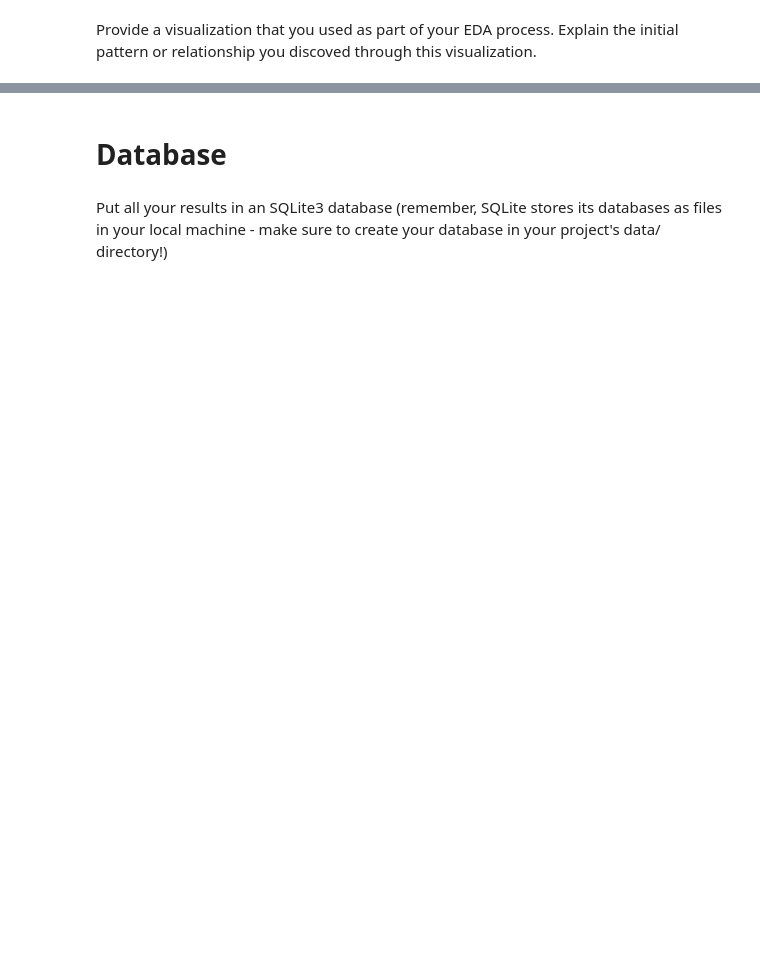
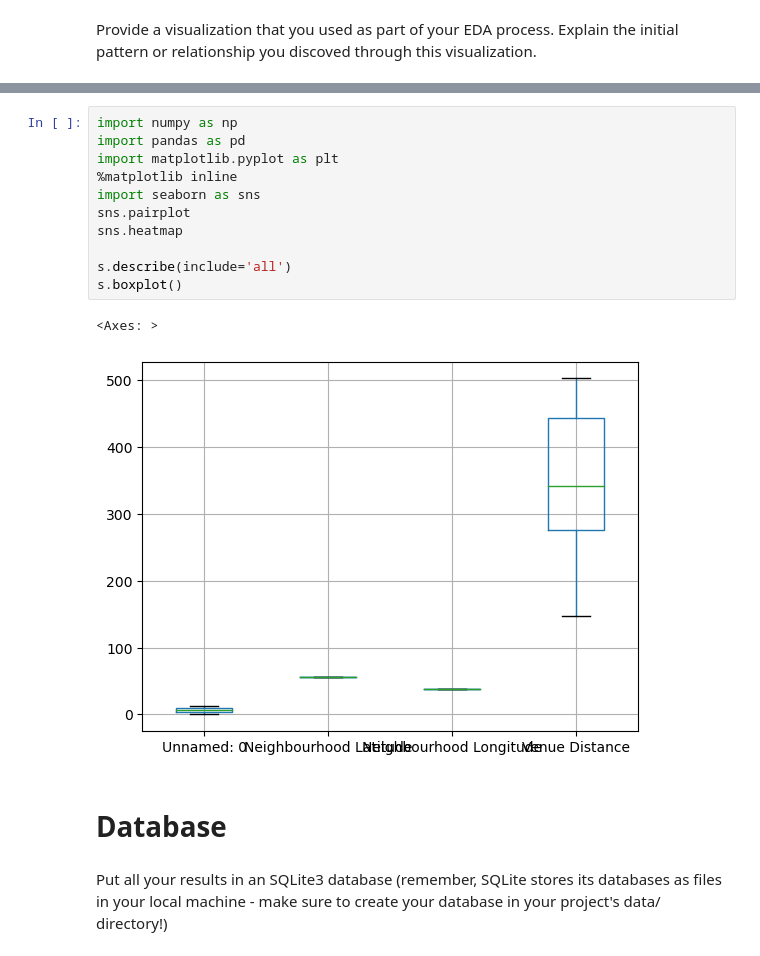
Before and after one commit to sarabmatharu/Python-LHL-Project, a Jupyter notebook: joining_data.ipynb, the cells around one changed output, grey strips where cells are left out. Drawn from its saved outputs; the diff is of its cells as text; blank space fills up the shorter version.

```diff
--- a/joining_data.ipynb
+++ b/joining_data.ipynb
@@ -43,3 +44,17 @@ ValueError: Must pass 2-d input. shape=()
+# %%
+import numpy as np
+import pandas as pd
+import matplotlib.pyplot as plt
+%matplotlib inline
+import seaborn as sns
+sns.pairplot
+sns.heatmap
+
+s.describe(include='all')
+s.boxplot()
+# %% [output]
+<Axes: >
+[figure, added]
 # %% [markdown]
 # Database
 # %% [markdown]
```
Also changed, not shown: parts of 6 cells of this notebook, 3 other files.
